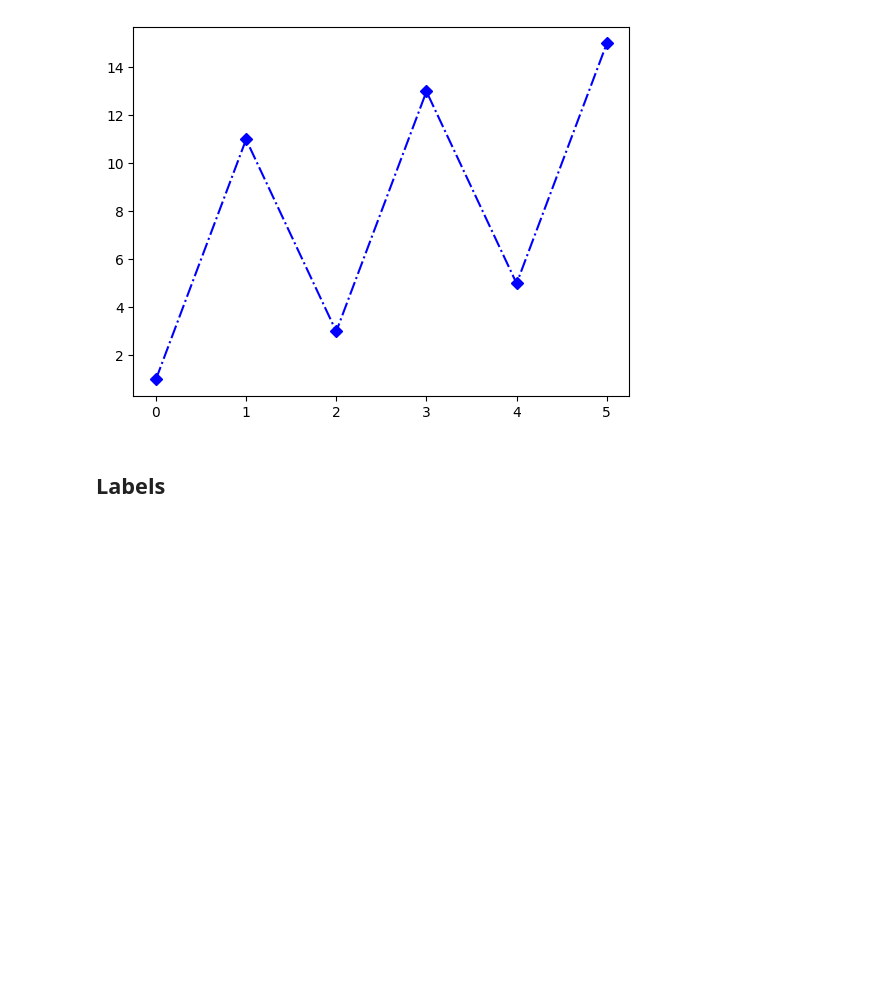
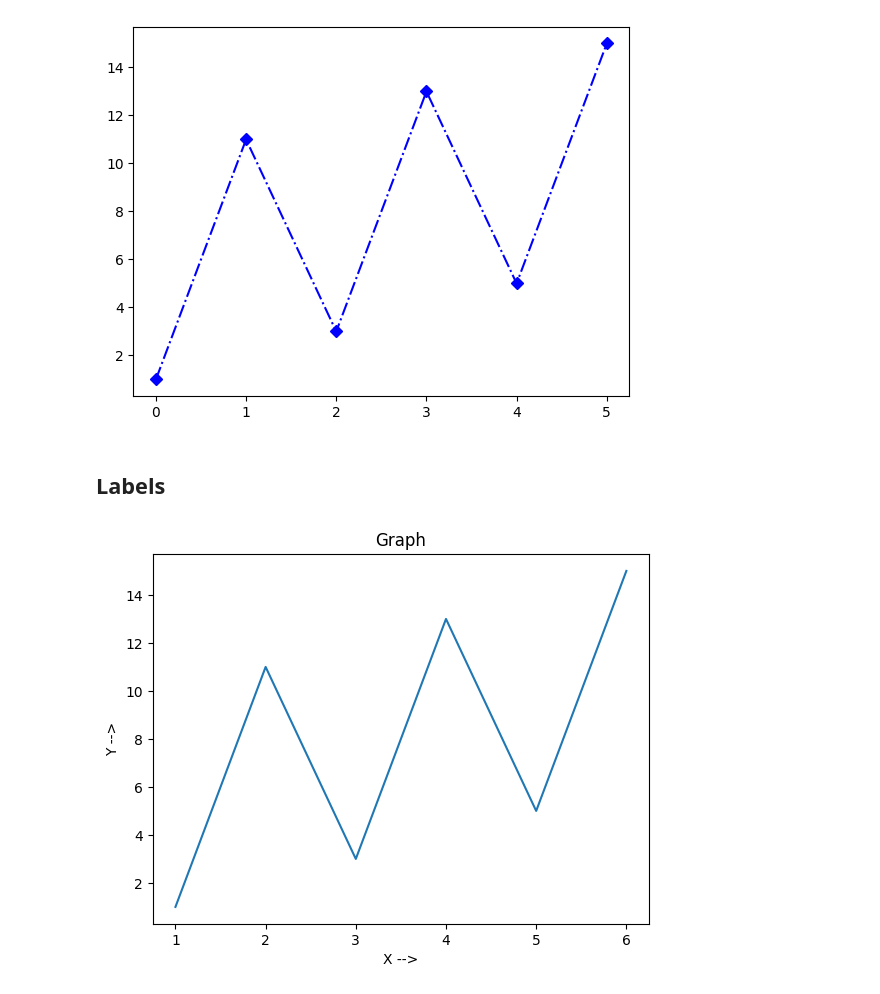
Before and after one commit to Muzzammil91/Python-Notes, a Jupyter notebook: Libraries/MatPlotLib.ipynb, the cells around one changed output. Cells and saved outputs as stored; diff of their text form; code cells hidden in the pictures; blank space fills up the shorter version.

```diff
--- a/Libraries/MatPlotLib.ipynb
+++ b/Libraries/MatPlotLib.ipynb
@@ -144,3 +144,16 @@ plt.show()
 [figure]
 # %% [markdown]
 ## Labels
+# %%
+x = np.array([1, 2, 3, 4, 5, 6])
+y = np.array([1, 11, 3, 13, 5, 15])
+
+plt.plot(x, y)
+
+plt.title("Graph")
+plt.xlabel("X -->")
+plt.ylabel("Y -->")
+
+plt.show()
+# %% [output]
+[figure, added]
```
Also changed, not shown: parts of 11 cells of this notebook, 4 other files.
